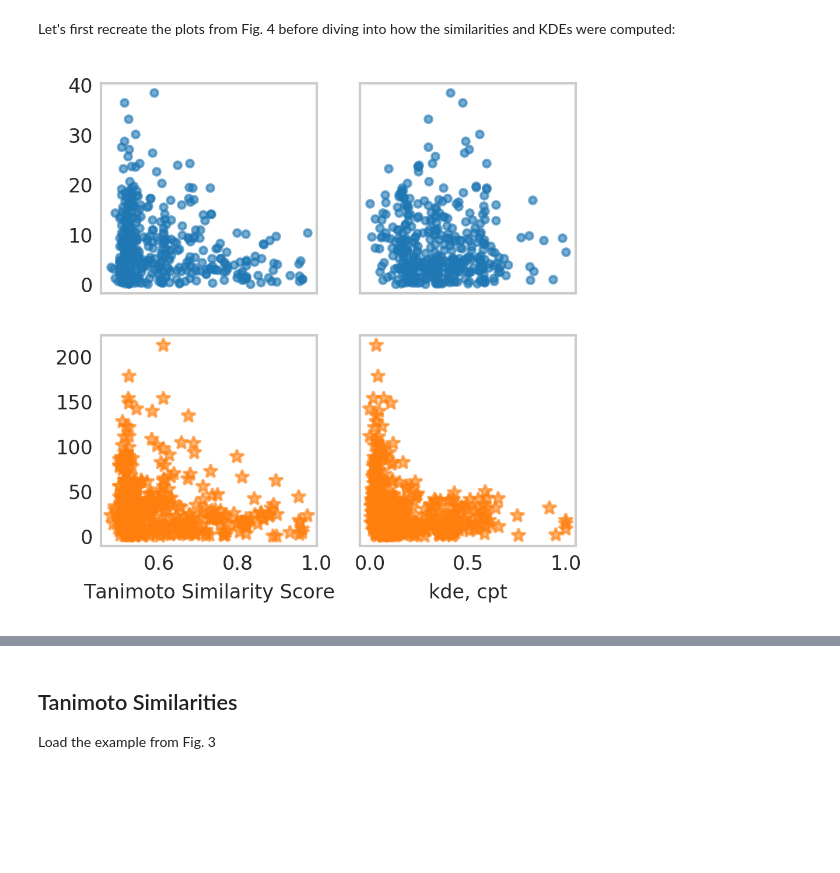
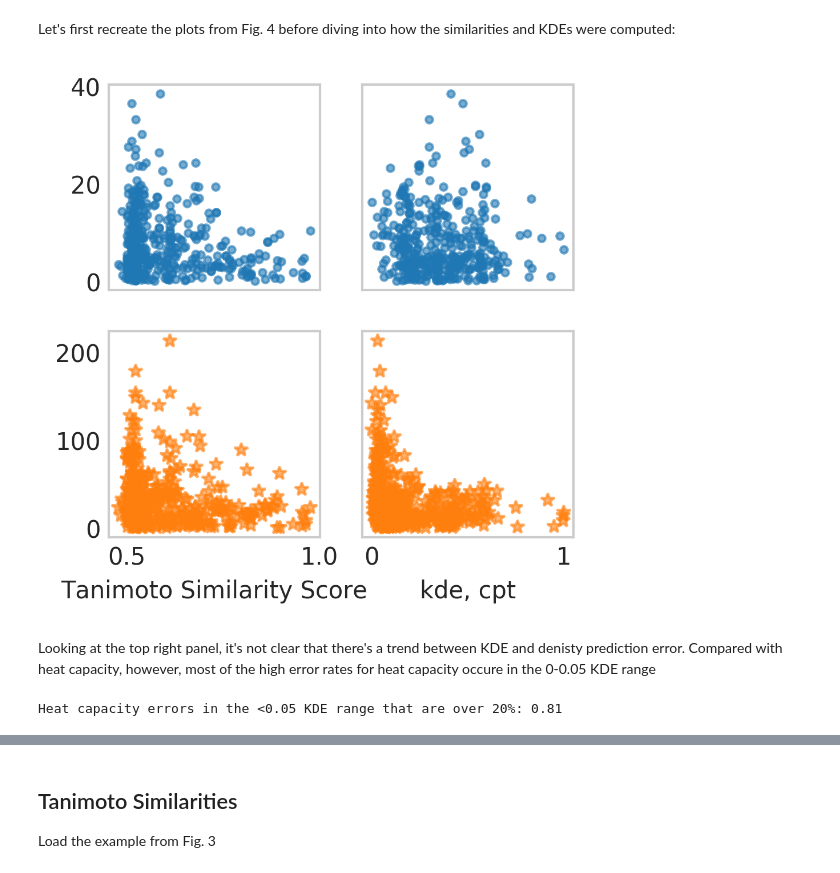
Before and after one commit to wesleybeckner/adaptive_learning_salts, a Jupyter notebook: notebooks/5_ald_error_source.ipynb, the cells around one changed output, grey strips where cells are left out. Saved outputs shown, nothing was run; the diff lists cells and outputs as text; code cells hidden in the pictures; blank space fills up the shorter version.

```diff
--- a/notebooks/5_ald_error_source.ipynb
+++ b/notebooks/5_ald_error_source.ipynb
@@ -79,25 +81,32 @@ Let's first recreate the plots from Fig. 4 before diving into how the similariti
 # %%
 instance = mms(copy=False)
 with plt.style.context('seaborn-whitegrid'):
     fig=plt.figure(figsize=(3.5,3.5), dpi=300)
     ax1=fig.add_subplot(221)
     ax2=fig.add_subplot(222)
     ax3=fig.add_subplot(223)
     ax4=fig.add_subplot(224)
 
     dff = df.loc[df['Tanimoto Similarity Score'] > 0.45] #outlier ~0.4
     dff.plot(ax=ax1, x='Tanimoto Similarity Score', y='% error, density',
             style='.', alpha=0.6, c='tab:blue', grid=False, sharey=True,
             sharex=True, legend=False)
     dff.plot(ax=ax3, x='Tanimoto Similarity Score', y='% error, cpt',
             style='*', alpha=0.6, c='tab:orange', grid=False, legend=False)
 
     df['kde, density'] = instance.fit_transform(df['kde, density'])
     df['kde, cpt'] = instance.fit_transform(df['kde, cpt'])
     dff.plot(ax=ax2, x='kde, density', y='% error, density',
             style='.', alpha=0.6, c='tab:blue', grid=False, sharey=True,
-            sharex=True, legend=False)
+            sharex=False, legend=False)
     dff.plot(ax=ax4, x='kde, cpt', y='% error, cpt',
             style='*', alpha=0.6, c='tab:orange', grid=False, legend=False)
 # %% [output]
-[figure, old version]
+[figure, new version]
+# %% [markdown]
+Looking at the top right panel, it's not clear that there's a trend between KDE and denisty prediction error. Compared with heat capacity, however, most of the high error rates for heat capacity occure in the 0-0.05 KDE range
+# %%
+dfff = dff.loc[dff['kde, cpt'] < 0.05]
+print('Heat capacity errors in the <0.05 KDE range that are over 20%: {:.2f}'.format(dfff.loc[dfff['% error, cpt'] > 20].shape[0]/dfff.shape[0]))
+# %% [output]
+Heat capacity errors in the <0.05 KDE range that are over 20%: 0.81
```
Also changed, not shown: parts of 3 cells of this notebook, 2 other files.
